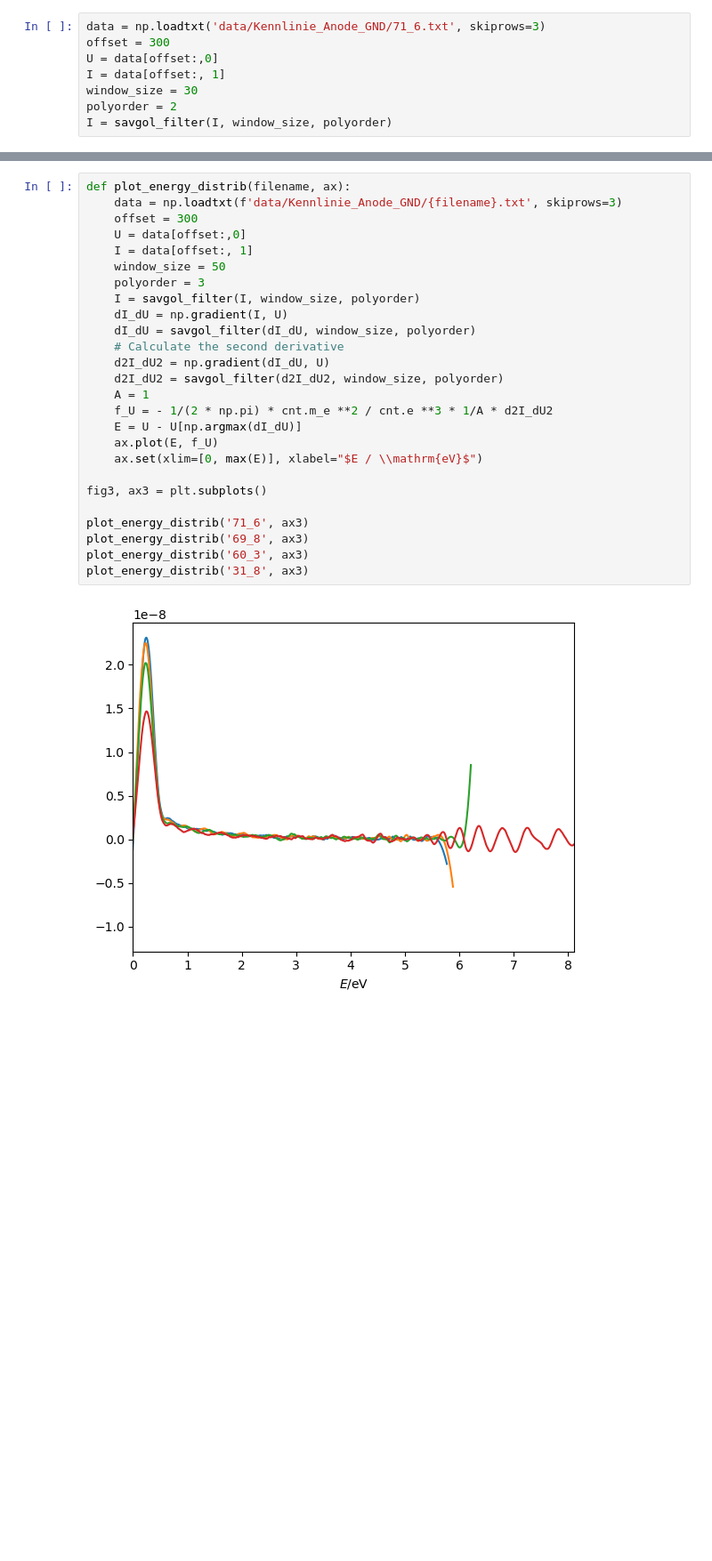
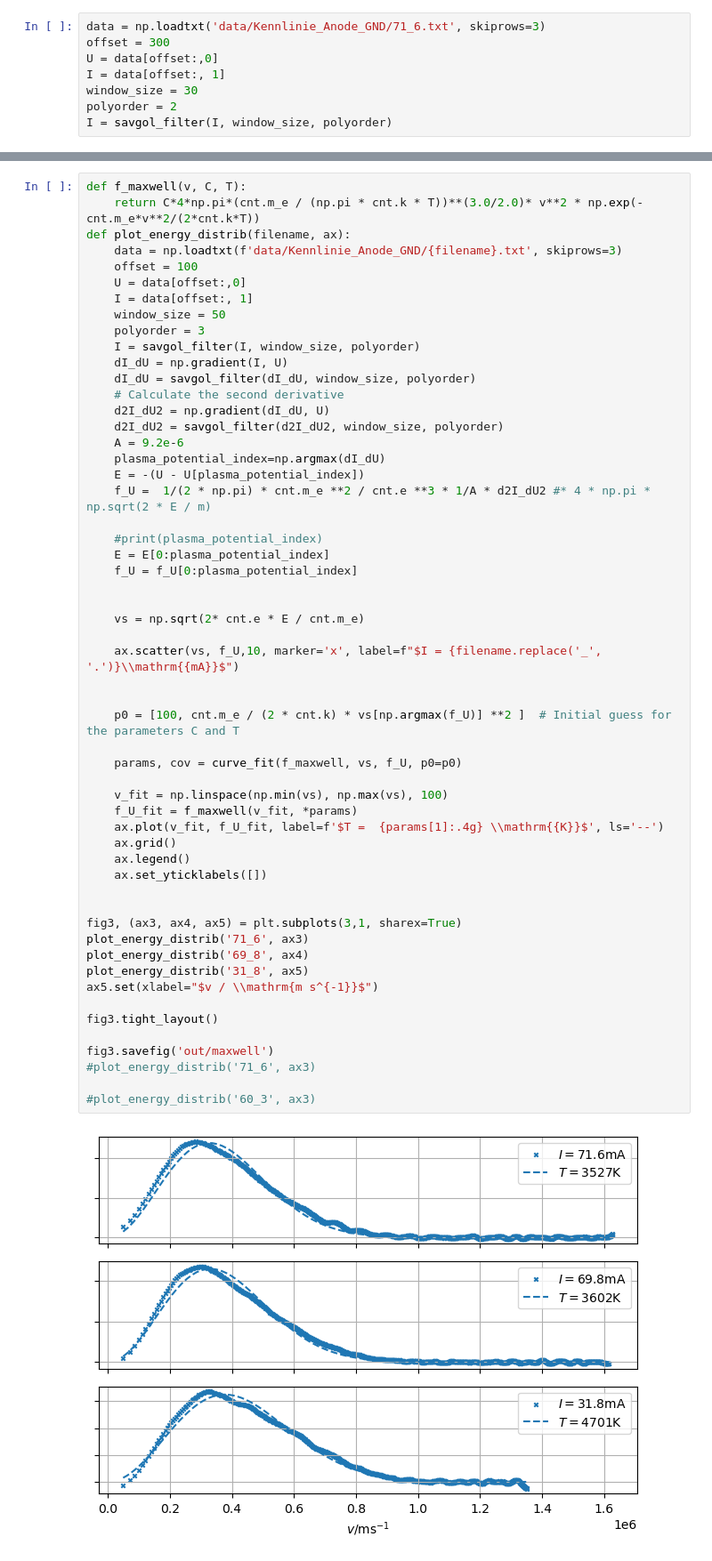
Before and after one commit to hanno22/FPraktikum, a Jupyter notebook: Langmuirsonden/Geschwindigkeitsverteilung.ipynb, the cells around one changed output, grey strips where cells are left out. Shown: that part at 89% size. Drawn from its saved outputs; the diff is of its cells as text; blank space fills up the shorter version.

```diff
--- a/Langmuirsonden/Geschwindigkeitsverteilung.ipynb
+++ b/Langmuirsonden/Geschwindigkeitsverteilung.ipynb
@@ -51,28 +52,57 @@ ax2.set(xlim=[0, max(E)], xlabel="$E / \\mathrm{eV}$")
 # %%
+def f_maxwell(v, C, T):
+    return C*4*np.pi*(cnt.m_e / (np.pi * cnt.k * T))**(3.0/2.0)* v**2 * np.exp(-cnt.m_e*v**2/(2*cnt.k*T))
 def plot_energy_distrib(filename, ax):
     data = np.loadtxt(f'data/Kennlinie_Anode_GND/{filename}.txt', skiprows=3)
-    offset = 300
+    offset = 100
     U = data[offset:,0]
     I = data[offset:, 1]
     window_size = 50
     polyorder = 3
     I = savgol_filter(I, window_size, polyorder)
     dI_dU = np.gradient(I, U)
     dI_dU = savgol_filter(dI_dU, window_size, polyorder)
     # Calculate the second derivative
     d2I_dU2 = np.gradient(dI_dU, U)
     d2I_dU2 = savgol_filter(d2I_dU2, window_size, polyorder)
-    A = 1
-    f_U = - 1/(2 * np.pi) * cnt.m_e **2 / cnt.e **3 * 1/A * d2I_dU2
-    E = U - U[np.argmax(dI_dU)]
-    ax.plot(E, f_U)
-    ax.set(xlim=[0, max(E)], xlabel="$E / \\mathrm{eV}$")
+    A = 9.2e-6
+    plasma_potential_index=np.argmax(dI_dU)
+    E = -(U - U[plasma_potential_index])
+    f_U =  1/(2 * np.pi) * cnt.m_e **2 / cnt.e **3 * 1/A * d2I_dU2 #* 4 * np.pi * np.sqrt(2 * E / m)
 
-fig3, ax3 = plt.subplots()
+    #print(plasma_potential_index)
+    E = E[0:plasma_potential_index]
+    f_U = f_U[0:plasma_potential_index]
 
+
+    vs = np.sqrt(2* cnt.e * E / cnt.m_e)
+
+    ax.scatter(vs, f_U,10, marker='x', label=f"$I = {filename.replace('_', '.')}\\mathrm{{mA}}$")
+
+
+    p0 = [100, cnt.m_e / (2 * cnt.k) * vs[np.argmax(f_U)] **2 ]  # Initial guess for the parameters C and T
+
+    params, cov = curve_fit(f_maxwell, vs, f_U, p0=p0)
+
+    v_fit = np.linspace(np.min(vs), np.max(vs), 100)
+    f_U_fit = f_maxwell(v_fit, *params)
+    ax.plot(v_fit, f_U_fit, label=f'$T =  {params[1]:.4g} \\mathrm{{K}}$', ls='--')
+    ax.grid()
+    ax.legend()
+    ax.set_yticklabels([])
+
+
+fig3, (ax3, ax4, ax5) = plt.subplots(3,1, sharex=True)
 plot_energy_distrib('71_6', ax3)
-plot_energy_distrib('69_8', ax3)
-plot_energy_distrib('60_3', ax3)
-plot_energy_distrib('31_8', ax3)
+plot_energy_distrib('69_8', ax4)
+plot_energy_distrib('31_8', ax5)
+ax5.set(xlabel="$v / \\mathrm{m s^{-1}}$")
+
+fig3.tight_layout()
+
+fig3.savefig('out/maxwell')
+#plot_energy_distrib('71_6', ax3)
+
+#plot_energy_distrib('60_3', ax3)
 # %% [output]
-[figure, old version]
+[figure, new version]
```
Also changed, not shown: parts of 3 cells of this notebook, 38 other files.
